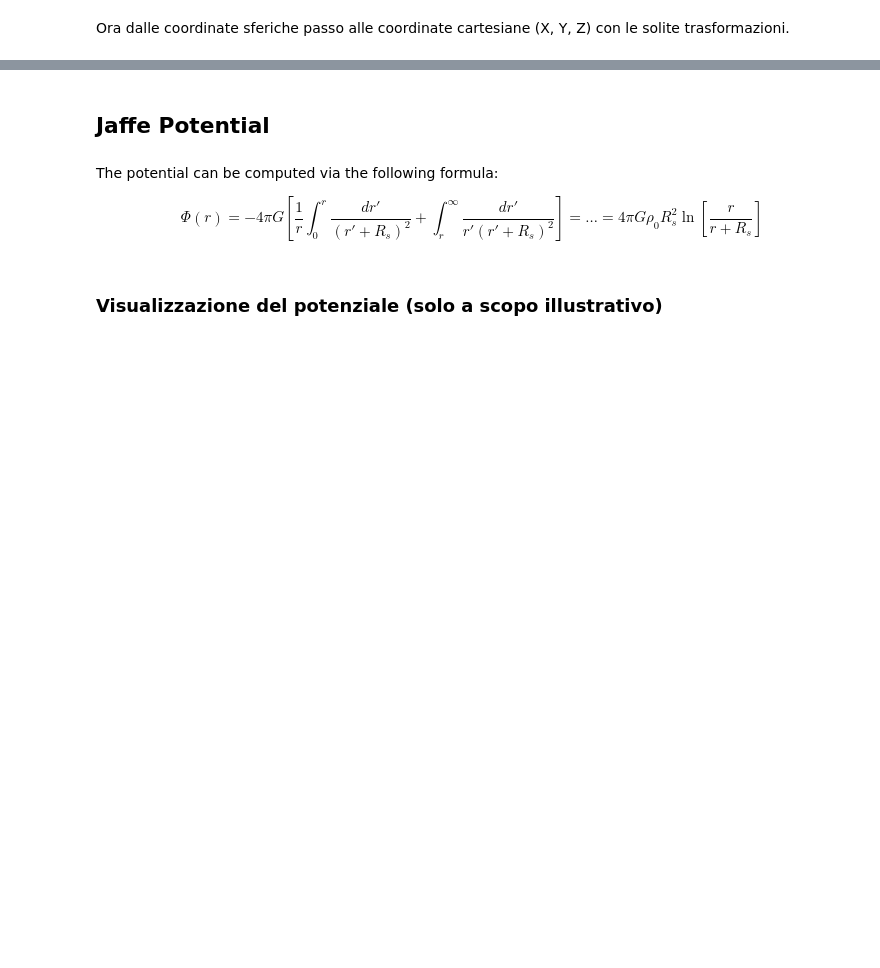
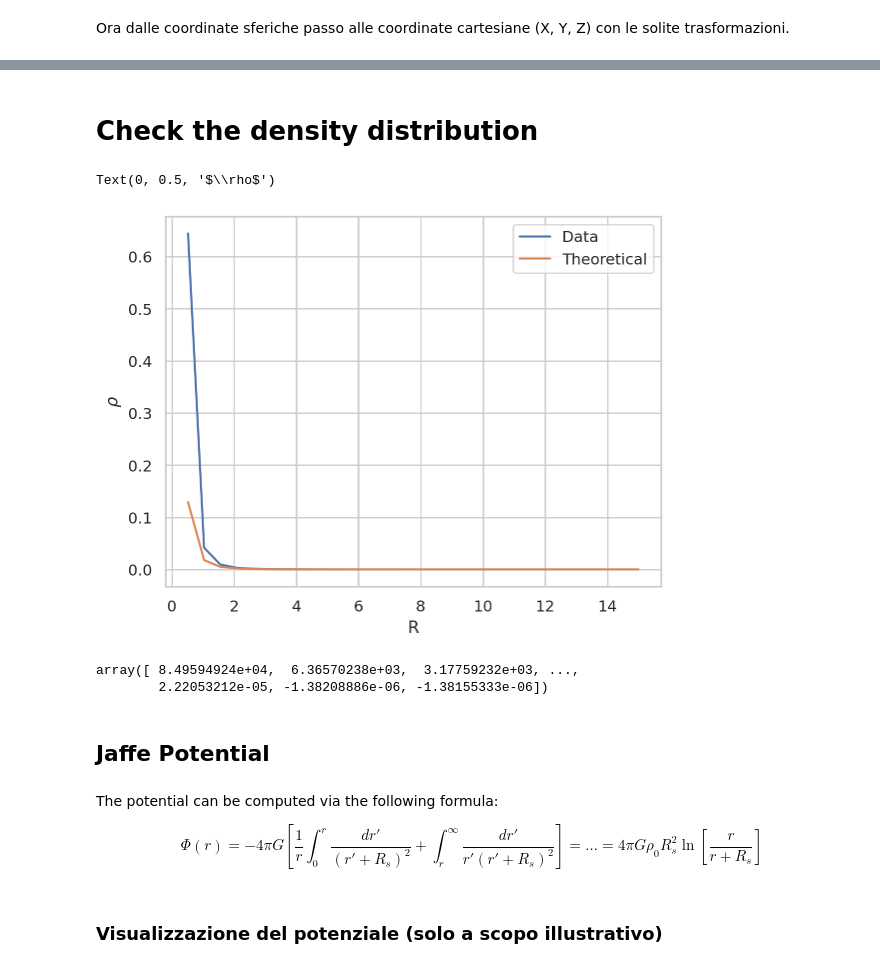
Before and after one commit to SimoneArienti/Galaxies-and-Dynamics, a Jupyter notebook: Project/Jaffe Setup.ipynb, the cells around one changed output, grey strips where cells are left out. Saved outputs shown, nothing was run; the diff lists cells and outputs as text; code cells hidden in the pictures; blank space fills up the shorter version.

Commit message:
Check density distribution

```diff
--- a/Project/Jaffe Setup.ipynb
+++ b/Project/Jaffe Setup.ipynb
@@ -243,0 +244,2 @@ plt.show()
+# %% [markdown]
+# Check the density distribution
@@ -244,3 +248,37 @@ plt.show()
+# %%
+rays = np.linspace(0, 15, 30)
+num_part = []
+volumes = []
+
+for i in tqdm(range(1, len(rays))):
+    count = sum(1 for r in Rays if r >= rays[i-1] and r <= rays[i])
+    volumes.append(4/3 * np.pi * (rays[i]**3 - rays[i-1]**3))
+    num_part.append(count)
+
+num_part = np.array(num_part)
+volumes = np.array(volumes)
+
+rho = m * num_part / volumes
+
+# Rimuovo il primo elemento da rays per fare il plot
+rays = rays[1:]
+# %%
+theor_density_profile = Jaffe_profile(rays, Rs, rho_0)
+
+plt.plot(rays, rho, label='Data')
+plt.plot(rays, theor_density_profile, label='Theoretical')
+plt.legend()
+plt.xlabel('R')
+plt.ylabel(r'$\rho$')
+# %% [output]
+Text(0, 0.5, '$\\rho$')
+[figure, added]
+# %%
+residuals = rho - theor_density_profile
+residuals
+# %% [output]
+array([ 8.49594924e+04,  6.36570238e+03,  3.17759232e+03, ...,
+        2.22053212e-05, -1.38208886e-06, -1.38155333e-06])
 # %% [markdown]
 ## Jaffe Potential
 # %% [markdown]
```
Also changed, not shown: parts of 7 cells of this notebook.
